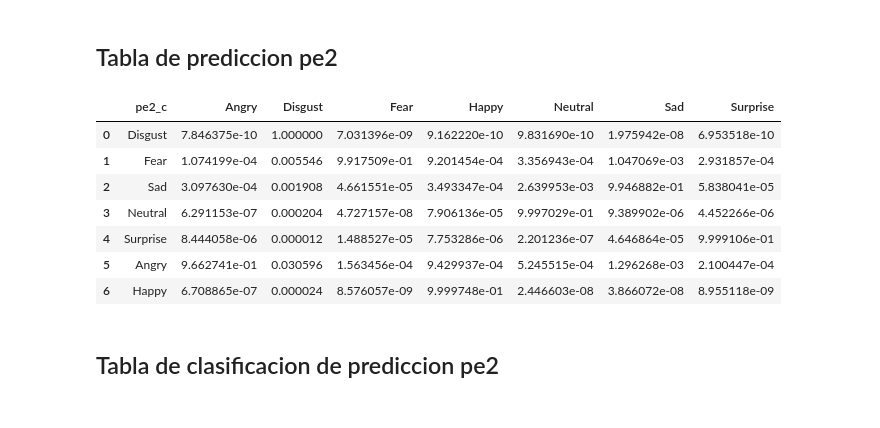
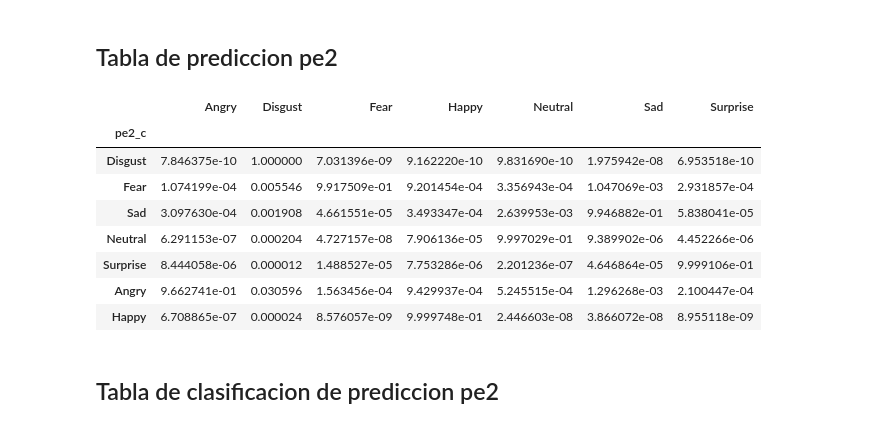
Before and after one commit to OscarJCC/Google-Colab-Professional-Internship-Project-Machine-Learning, a Jupyter notebook: Show_Result.ipynb, the cells around one changed output. Cells and saved outputs as stored; diff of their text form; code cells hidden in the pictures.

```diff
--- a/Show_Result.ipynb
+++ b/Show_Result.ipynb
@@ -156,30 +146,22 @@ predict_y_emotion_pe1_c_table
 # %% [markdown]
 ## Tabla de prediccion pe2
-# %%
-Angry_p_pe2_c, Disgust_p_pe2_c, Fear_p_pe2_c, Happy_p_pe2_c, Neutral_p_pe2_c, Sad_p_pe2_c, Surprise_p_pe2_c, pe2_c = [0]*7,[0]*7,[0]*7,[0]*7,[0]*7,[0]*7,[0]*7,[0]*7
-
-for i in range(len(predict_pe2_c)):
-  Angry_p_pe2_c[i] = predict_pe2_c[i][0]
-  Disgust_p_pe2_c[i] = predict_pe2_c[i][1]
-  Fear_p_pe2_c[i] = predict_pe2_c[i][2]
-  Happy_p_pe2_c[i] = predict_pe2_c[i][3]
-  Neutral_p_pe2_c[i] = predict_pe2_c[i][4]
-  Sad_p_pe2_c[i] = predict_pe2_c[i][5]
-  Surprise_p_pe2_c[i] = predict_pe2_c[i][6]
-
-for j in range(7):
-  pe2_c[i] = dic_y_emotion[j]
-
-predict_pe2_c_table = pd.DataFrame({'pe2_c':emotion, dic_y_emotion[0]:Angry_p_pe2_c, dic_y_emotion[1]:Disgust_p_pe2_c, dic_y_emotion[2]:Fear_p_pe2_c, dic_y_emotion[3]:Happy_p_pe2_c, dic_y_emotion[4]:Neutral_p_pe2_c, dic_y_emotion[5]:Sad_p_pe2_c, dic_y_emotion[6]:Surprise_p_pe2_c})
-predict_pe2_c_table
-# %% [output]
-|  | pe2_c | Angry | Disgust | Fear | Happy | Neutral | Sad | Surprise |
-| 0 | Disgust | 7.846375e-10 | 1.000000 | 7.031396e-09 | 9.162220e-10 | 9.831690e-10 | 1.975942e-08 | 6.953518e-10 |
-| 1 | Fear | 1.074199e-04 | 0.005546 | 9.917509e-01 | 9.201454e-04 | 3.356943e-04 | 1.047069e-03 | 2.931857e-04 |
-| 2 | Sad | 3.097630e-04 | 0.001908 | 4.661551e-05 | 3.493347e-04 | 2.639953e-03 | 9.946882e-01 | 5.838041e-05 |
-| 3 | Neutral | 6.291153e-07 | 0.000204 | 4.727157e-08 | 7.906136e-05 | 9.997029e-01 | 9.389902e-06 | 4.452266e-06 |
-| 4 | Surprise | 8.444058e-06 | 0.000012 | 1.488527e-05 | 7.753286e-06 | 2.201236e-07 | 4.646864e-05 | 9.999106e-01 |
-| 5 | Angry | 9.662741e-01 | 0.030596 | 1.563456e-04 | 9.429937e-04 | 5.245515e-04 | 1.296268e-03 | 2.100447e-04 |
-| 6 | Happy | 6.708865e-07 | 0.000024 | 8.576057e-09 | 9.999748e-01 | 2.446603e-08 | 3.866072e-08 | 8.955118e-09 |
+# %%
+predict_pe2_c_table = pd.DataFrame(predict_pe2_c, columns = list(df_emotion["Emocion"]))
+
+if "pe2_c" not in list(predict_pe2_c_table.columns.values):
+  predict_pe2_c_table.insert(0,"pe2_c",emotion)
+  predict_pe2_c_table.set_index("pe2_c",inplace = True)
+
+predict_pe2_c_table
+# %% [output]
+|  | Angry | Disgust | Fear | Happy | Neutral | Sad | Surprise |
+| pe2_c |  |  |  |  |  |  |  |
+| Disgust | 7.846375e-10 | 1.000000 | 7.031396e-09 | 9.162220e-10 | 9.831690e-10 | 1.975942e-08 | 6.953518e-10 |
+| Fear | 1.074199e-04 | 0.005546 | 9.917509e-01 | 9.201454e-04 | 3.356943e-04 | 1.047069e-03 | 2.931857e-04 |
+| Sad | 3.097630e-04 | 0.001908 | 4.661551e-05 | 3.493347e-04 | 2.639953e-03 | 9.946882e-01 | 5.838041e-05 |
+| Neutral | 6.291153e-07 | 0.000204 | 4.727157e-08 | 7.906136e-05 | 9.997029e-01 | 9.389902e-06 | 4.452266e-06 |
+| Surprise | 8.444058e-06 | 0.000012 | 1.488527e-05 | 7.753286e-06 | 2.201236e-07 | 4.646864e-05 | 9.999106e-01 |
+| Angry | 9.662741e-01 | 0.030596 | 1.563456e-04 | 9.429937e-04 | 5.245515e-04 | 1.296268e-03 | 2.100447e-04 |
+| Happy | 6.708865e-07 | 0.000024 | 8.576057e-09 | 9.999748e-01 | 2.446603e-08 | 3.866072e-08 | 8.955118e-09 |
 # %% [markdown]
 ## Tabla de clasificacion de prediccion pe2
```
Also changed, not shown: parts of 37 cells of this notebook.
